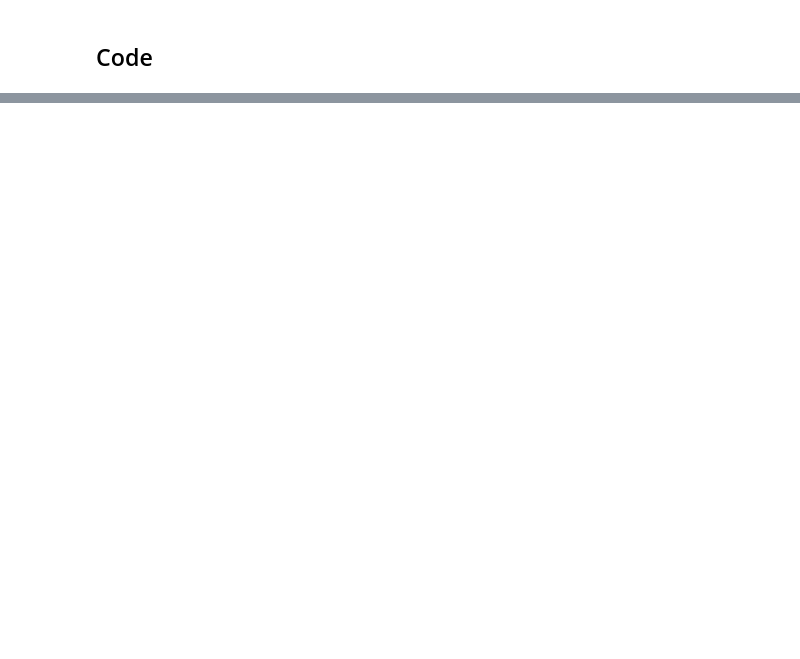
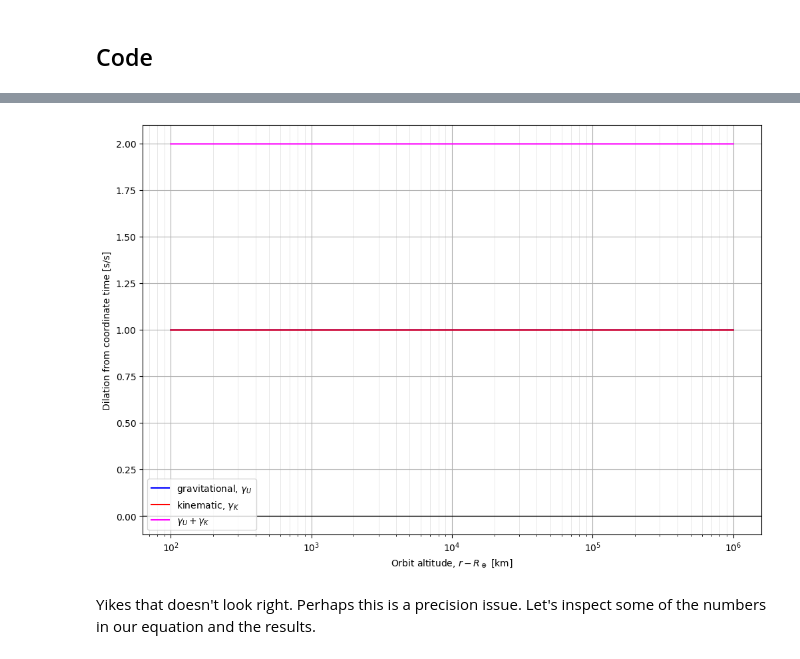
Before and after one commit to philiplinden/spacetime, a Jupyter notebook: learning/notebooks/time_dilation.ipynb, the cells around one changed output, grey strips where cells are left out. Cells and saved outputs as stored; diff of their text form; code cells hidden in the pictures; blank space fills up the shorter version.

Commit message:
Time dilation by example (#12)
* simpler and better

* more goodies

* so close

* closer

* precision workaround

* right shape wrong units

* almost done

```diff
--- a/learning/notebooks/time_dilation.ipynb
+++ b/learning/notebooks/time_dilation.ipynb
@@ -440,0 +330,48 @@ Text(0, 0.5, 'Time Dilation $\\Delta t_E / \\Delta t_c$ [us/day]')
+# %%
+c_squared = np.power(c, 2)
+
+def relativistic_factor(velocity):
+    v_squared = velocity ** 2
+    percent_c = (v_squared / c_squared)
+    return (1 - percent_c) ** 0.5
+
+def gravitational_time_dilation(potential):
+    escape_speed = (2 * potential) ** 0.5
+    return relativistic_factor(escape_speed)
+
+def kinematic_time_dilation(velocity):
+    return relativistic_factor(velocity)
+
+def plot_dilation(altitudes, grav_dilation, kinematic_dilation, total_dilation=None, yunit='[s/s]'):
+    plt.figure(figsize=(12,8))
+    labels = ["gravitational, $\gamma_U$", "kinematic, $\gamma_K$"]
+    plt.plot(altitudes, grav_dilation, color='blue')
+    plt.plot(altitudes, kinematic_dilation, color='red')
+    if total_dilation is not None:
+        plt.plot(altitudes, total_dilation, color='magenta')
+        labels.append("$\gamma_U + \gamma_K$")
+    plt.legend(labels)
+    plt.xscale('log')
+    plt.xlabel(f'Orbit altitude, $r - R_\oplus$ [{altitudes.unit}]')
+    plt.ylabel(f"Dilation from coordinate time {yunit}")
+    plt.grid()
+    plt.grid(which='minor', color='#DDDDDD', linewidth=0.5)
+    plt.axhline(linewidth=1, color="k")
+# %%
+potential = GM_earth / r
+circular_speed = np.sqrt(potential)
+
+grav_dilation = gravitational_time_dilation(potential)
+kinematic_dilation = kinematic_time_dilation(circular_speed)
+total_dilation = grav_dilation + kinematic_dilation
+# %%
+plot_dilation(
+    altitudes,
+    grav_dilation,
+    kinematic_dilation,
+    total_dilation,
+    )
+# %% [output]
+[figure, added]
+# %% [markdown]
+Yikes that doesn't look right. Perhaps this is a precision issue. Let's inspect some of the numbers in our equation and the results.
```
Also changed, not shown: parts of 98 cells of this notebook, 3 other files.
